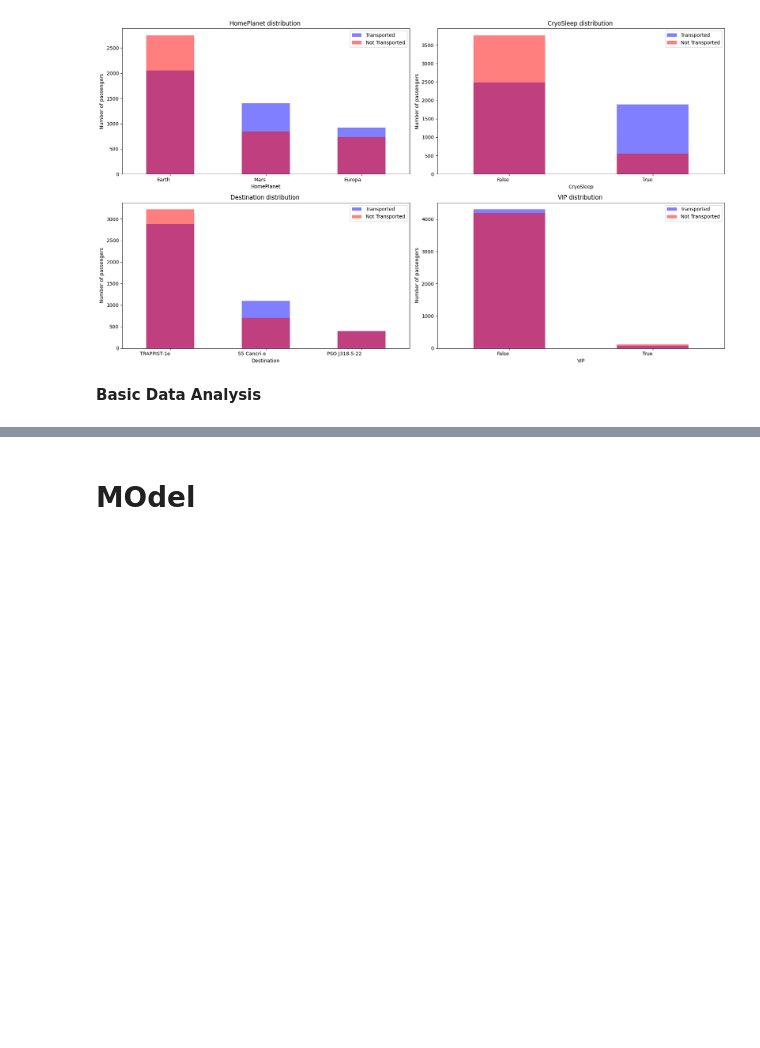
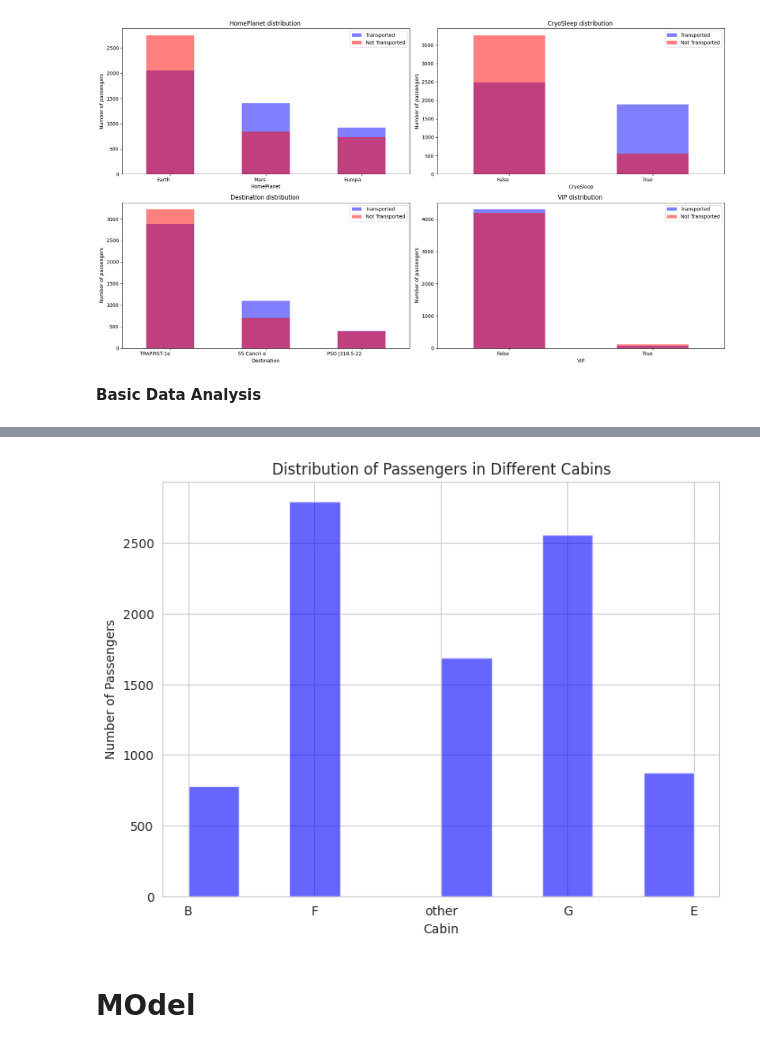
Before and after one commit to 7PAM2015-0105-2023-TEAM17/Kaggle-Challenge-Team-17, a Jupyter notebook: kaggle_Challenge_TEAM_17.ipynb, the cells around one changed output, grey strips where cells are left out. Saved outputs shown, nothing was run; the diff lists cells and outputs as text; code cells hidden in the pictures; blank space fills up the shorter version.

```diff
--- a/kaggle_Challenge_TEAM_17.ipynb
+++ b/kaggle_Challenge_TEAM_17.ipynb
@@ -349,3 +372,21 @@ Destination:
+# %%
+# Split 'Cabin' values to get only the cabin letters
+train_df['Cabin'] = train_df['Cabin'].apply(lambda x: str(x).split('/')[0])
+
+# Consider only the most frequent categories
+keep = train_df['Cabin'].value_counts().index[:5]
+train_df['Cabin'] = np.where(train_df['Cabin'].isin(keep), train_df['Cabin'], 'other')
+
+# Visualize the distribution of passengers in different cabins using a histogram
+plt.figure(figsize=(8, 6))
+plt.hist(train_df['Cabin'], alpha=0.6, color='blue')
+plt.title('Distribution of Passengers in Different Cabins')
+plt.xlabel('Cabin')
+plt.ylabel('Number of Passengers')
+plt.grid(True)
+plt.show()
+# %% [output]
+[figure, added]
 # %% [markdown]
 # **MOdel**
 # %%
```
Also changed, not shown: parts of 4 cells of this notebook.
